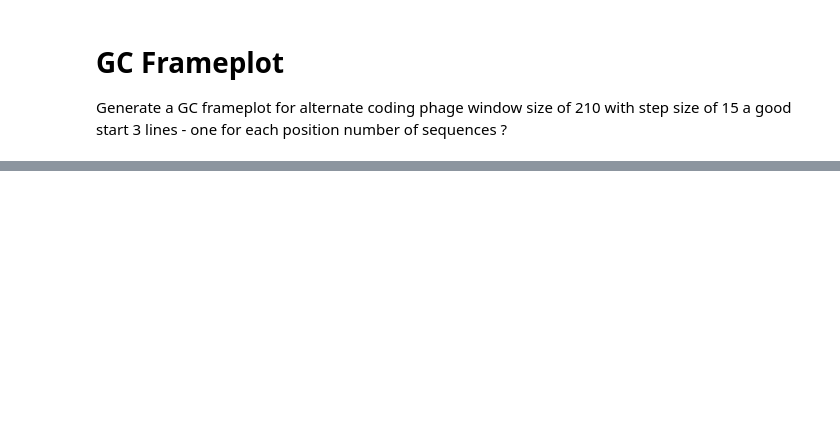
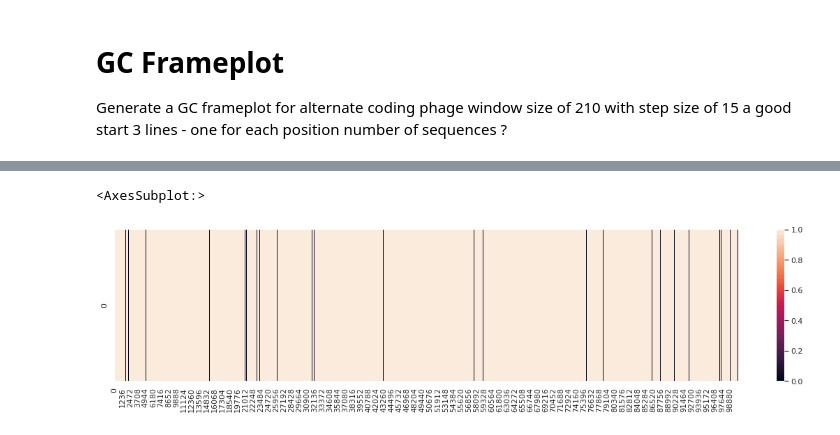
Before and after one commit to susiegriggo/Phicore, a Jupyter notebook: GC Frameplot.ipynb, the cells around one changed output, grey strips where cells are left out. Cells and saved outputs as stored; diff of their text form; code cells hidden in the pictures; blank space fills up the shorter version.

```diff
--- a/GC Frameplot.ipynb
+++ b/GC Frameplot.ipynb
@@ -57,0 +91,5 @@ sns.lineplot(data = gc_df)
+# %%
+sns.heatmap(coding_vec)
+# %% [output]
+<AxesSubplot:>
+[figure, added]
```
Also changed, not shown: parts of 9 cells of this notebook.
